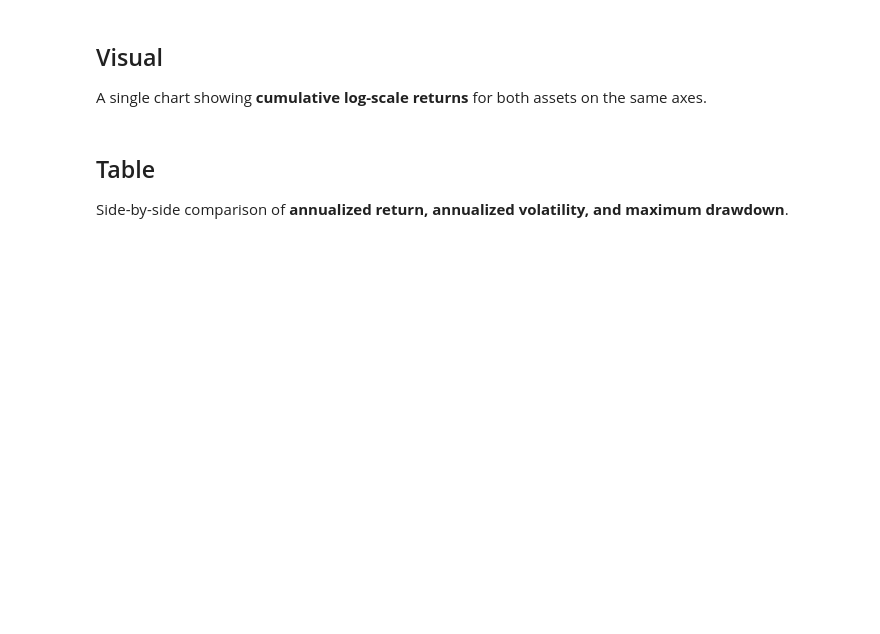
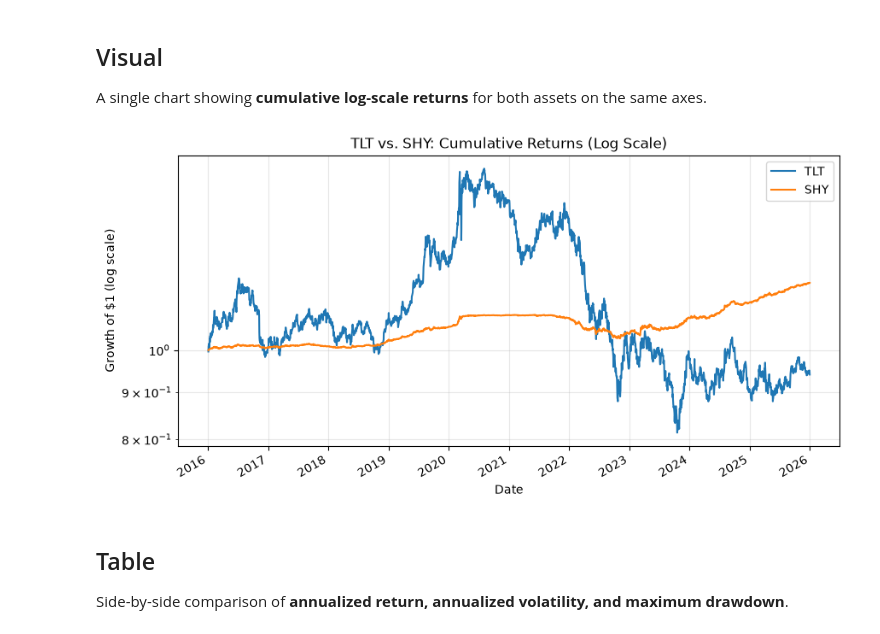
Before and after one commit to Amanda-Rudin/Quant-New-Mem-Education, a Jupyter notebook: ps1/week1_returns_and_risk.ipynb, the cells around one changed output. Cells and saved outputs as stored; diff of their text form; code cells hidden in the pictures; blank space fills up the shorter version.

Commit message:
First chart made

```diff
--- a/ps1/week1_returns_and_risk.ipynb
+++ b/ps1/week1_returns_and_risk.ipynb
@@ -2,4 +2,11 @@
 # Week 1: Returns and Risk
 Pull ten years of daily data for both assets and compute daily returns from the **Adjusted Close** price.
 # %%
-# Load your data from ../data/ (see the setup notebook)
+import pandas as pd
+
+TICKERS = ["TLT", "SHY"]
+
+tlt = pd.read_csv(f"../data/{TICKERS[0]}.csv", index_col=0, parse_dates=True)
+shy = pd.read_csv(f"../data/{TICKERS[1]}.csv", index_col=0, parse_dates=True)
+
+tlt.tail()
@@ -5,0 +21,8 @@ Pull ten years of daily data for both assets and compute daily returns from the
+# %%
+prices = pd.DataFrame({
+    "TLT": tlt["Adj Close"],
+    "SHY": shy["Adj Close"],
+})
+
+returns = prices.pct_change().dropna()
+returns.head()
@@ -6,6 +37,20 @@ Pull ten years of daily data for both assets and compute daily returns from the
 # %% [markdown]
 ## Visual
 A single chart showing **cumulative log-scale returns** for both assets on the same axes.
+# %%
+import matplotlib.pyplot as plt
+
+# Growth of $1 invested in each asset
+cumulative = (1 + returns).cumprod()
+
+ax = cumulative.plot(figsize=(10, 5), logy=True)
+ax.set_title("TLT vs. SHY: Cumulative Returns (Log Scale)")
+ax.set_ylabel("Growth of $1 (log scale)")
+ax.set_xlabel("Date")
+ax.grid(True, which="both", alpha=0.3)
+plt.show()
+# %% [output]
+[figure, added]
 # %% [markdown]
 ## Table
 Side-by-side comparison of **annualized return, annualized volatility, and maximum drawdown**.
```
Also changed, not shown: parts of 2 cells of this notebook.
